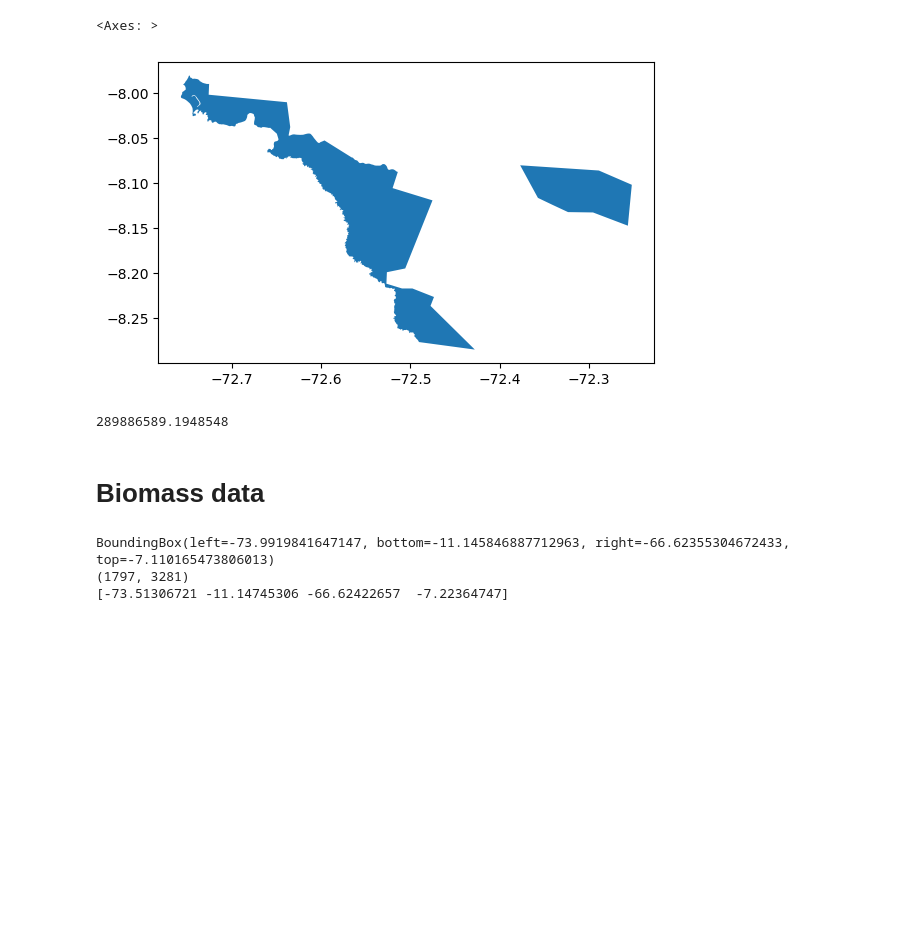
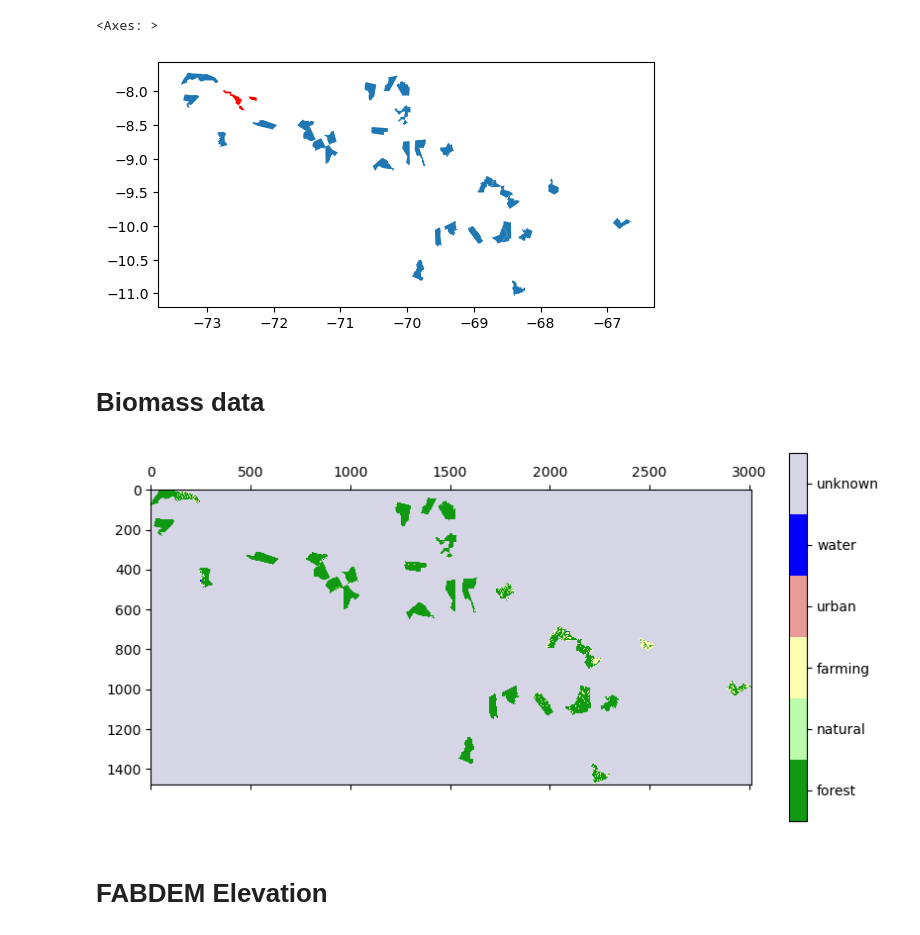
Before and after one commit to TimEngelmann/future-deforestation, a Jupyter notebook: notebooks/data_exploration.ipynb, the cells around one changed output. Cells and saved outputs as stored; diff of their text form; code cells hidden in the pictures; blank space fills up the shorter version.

Commit message:
Further data exploration

```diff
--- a/notebooks/data_exploration.ipynb
+++ b/notebooks/data_exploration.ipynb
@@ -6,0 +17,5 @@ import os
+# %%
+gpd.io.file.fiona.drvsupport.supported_drivers['KML'] = 'rw'
+path_pa = "../data/pa/ValparaisoProperty (Kml).kml"
+pa = gpd.read_file(path_pa, driver='KML')
+pa = pa.to_crs("EPSG:4674")
@@ -7,8 +27,7 @@ import os
 # %%
-path = "data/car/acre/"
+path = "../data/car/acre/"
 folders = [name for name in os.listdir(path) if "SHAPE" in name]
 df = gpd.GeoDataFrame()
 for folder in folders:
     df_new = gpd.read_file(path + folder + "/AREA_IMOVEL/AREA_IMOVEL.shp")
     df = pd.concat([df, df_new])
-# df = df.to_crs("EPSG:4326")
@@ -37,0 +68,21 @@ df.head()
+# %%
+df['area_6933'] = df.geometry.to_crs("EPSG:6933").area
+print('Total shape files: ', df.shape[0])
+
+pa_area = pa.to_crs("EPSG:6933").area.sum()
+df = df[(df.area_6933 > 0.75 * pa_area) & (df.area_6933 < 1.25 * pa_area)]
+print('Area filtered shape files: ', df.shape[0])
+
+for polygon in pa.geometry:
+    df = df[np.invert(df.overlaps(polygon).values)]
+print('Overlapping filtered shape files: ', df.shape[0])
+
+forest_cover_1985 = []
+for car in df.iterrows():
+    bio_data = load_biomass_data(1985, [car[1].geometry])
+    bio_data = transform_to_labels(bio_data)
+    forest_cover = np.count_nonzero(bio_data == 0) / np.count_nonzero(bio_data <= 4)
+    forest_cover_1985.append(forest_cover)
+df['fc_1985'] = forest_cover_1985
+df = df[df.fc_1985 >= 0.9]
+print('Sufficiently covered with forest: ', df.shape[0])
@@ -58,18 +103,9 @@ Length: 41902, dtype: float64
-# %%
-import fiona
-
-gpd.io.file.fiona.drvsupport.supported_drivers['KML'] = 'rw'
-path_pa = "data/pa/ValparaisoProperty (Kml).kml"
-pa = gpd.read_file(path_pa, driver='KML')
-pa = pa.to_crs(df.crs)
-# %%
-pa.plot()
-# %% [output]
-<Axes: >
-[figure, removed]
-# %%
-pa.to_crs("EPSG:6933").area.sum()
-# %% [output]
-289886589.1948548
+# %%
+fig, ax = plt.subplots()
+df.plot(ax=ax)
+pa.plot(ax=ax, color='red')
+# %% [output]
+<Axes: >
+[figure, added]
 # %% [markdown]
 # Biomass data
@@ -81,12 +111,0 @@ from rasterio.windows import Window
-# %%
-year = 2021
-# path_bio = "data/biomass/brasil_coverage_1985.tif"
-path_bio = "data/biomass/" + f"mapbiomas-brazil-collection-70-acre-{year}.tif"
-bio_data = rasterio.open(path_bio)
-print(bio_data.bounds)
-print(bio_data.shape)
-print(df.geometry.total_bounds)
-# %% [output]
-BoundingBox(left=-73.9919841647147, bottom=-11.145846887712963, right=-66.62355304672433, top=-7.110165473806013)
-(1797, 3281)
-[-73.51306721 -11.14745306 -66.62422657  -7.22364747]
@@ -92,0 +115,10 @@ BoundingBox(left=-73.9919841647147, bottom=-11.145846887712963, right=-66.623553
+# %%
+cmap = colors.ListedColormap(['#129912','#bbfcac','#ffffb2','#ea9999','#0000ff', '#D5D5E5'])
+mat = plt.matshow(bio_data,cmap=cmap,vmin = -.5, vmax = 5.5)
+cax = plt.colorbar(mat, ticks=np.arange(0,6))
+cax.ax.set_yticklabels(['forest', 'natural', 'farming', 'urban', 'water', 'unknown'])
+plt.show()
+# %% [output]
+[figure, added]
+# %% [markdown]
+# FABDEM Elevation
```
Also changed, not shown: parts of 26 cells of this notebook.
